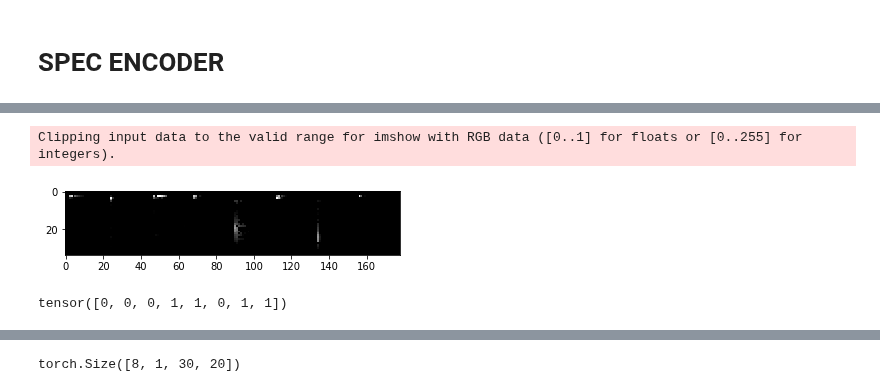
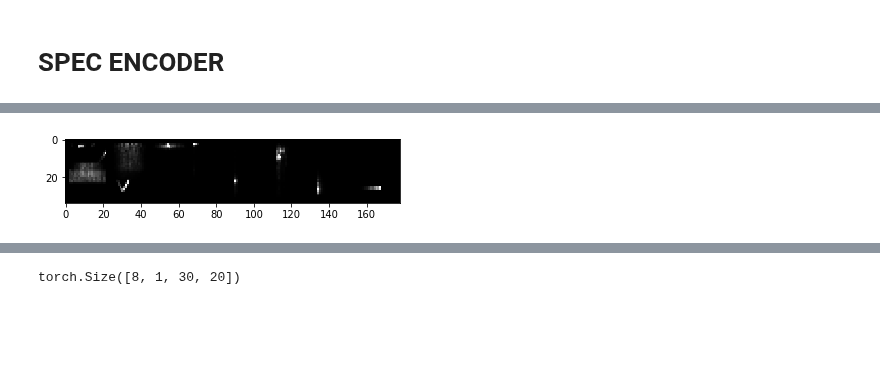
Before and after one commit to imilas/Synths_Stacks_Search, a Jupyter notebook: feature_extraction/openset_FC.ipynb, the cells around one changed output, grey strips where cells are left out. Saved outputs shown, nothing was run; the diff lists cells and outputs as text; code cells hidden in the pictures; blank space fills up the shorter version.

Commit message:
latent graphs

```diff
--- a/feature_extraction/openset_FC.ipynb
+++ b/feature_extraction/openset_FC.ipynb
@@ -383,25 +390,29 @@ KeyboardInterrupt:
 # %%
 
 #extracting features and putting them into the csv folder for plotting
 compression_dim=64
 
 spec_dimension=FREQ_BINS*TIME_STEPS
 m=model
 dataiter=iter(spec_test_loader)
 xy=dataiter.next()
 def imshow(img):
     img = img      # unnormalize
     npimg = img.numpy()
     plt.imshow(np.transpose(npimg, (1, 2, 0)))
     plt.show()
-images=xy["feats"].view(-1, spec_dimension).to(device)
+images=xy["feats"].detach()[0:8].reshape([-1,1,FREQ_BINS,TIME_STEPS]).detach().cpu()
+# images=torch.transpose(images,2,3)
+y=xy["label"].detach()[0:8]
+imshow(tv.utils.make_grid(images))
 
-recon=m(batch_features)
+batch_features=xy["feats"][0:8].to(device)
+# batch_features=torch.transpose(batch_features,1,2)
+bf=batch_features.view(-1, spec_dimension).to(device)
+recon=m(bf)
 recon=recon.reshape([-1,1,FREQ_BINS,TIME_STEPS]).detach().cpu()
 imshow(tv.utils.make_grid(recon))
 
 y
 # %% [output]
-Clipping input data to the valid range for imshow with RGB data ([0..1] for floats or [0..255] for integers).
-[figure, old version]
+[figure, new version]
-tensor([0, 0, 0, 1, 1, 0, 1, 1])
```
Also changed, not shown: parts of 4 cells of this notebook, 3 other files.
